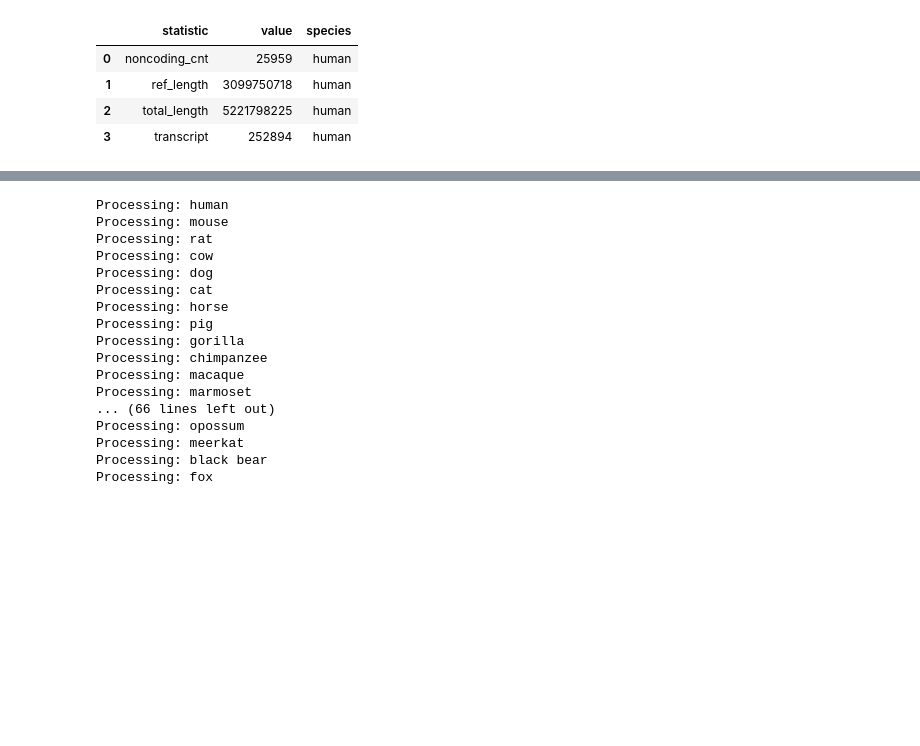
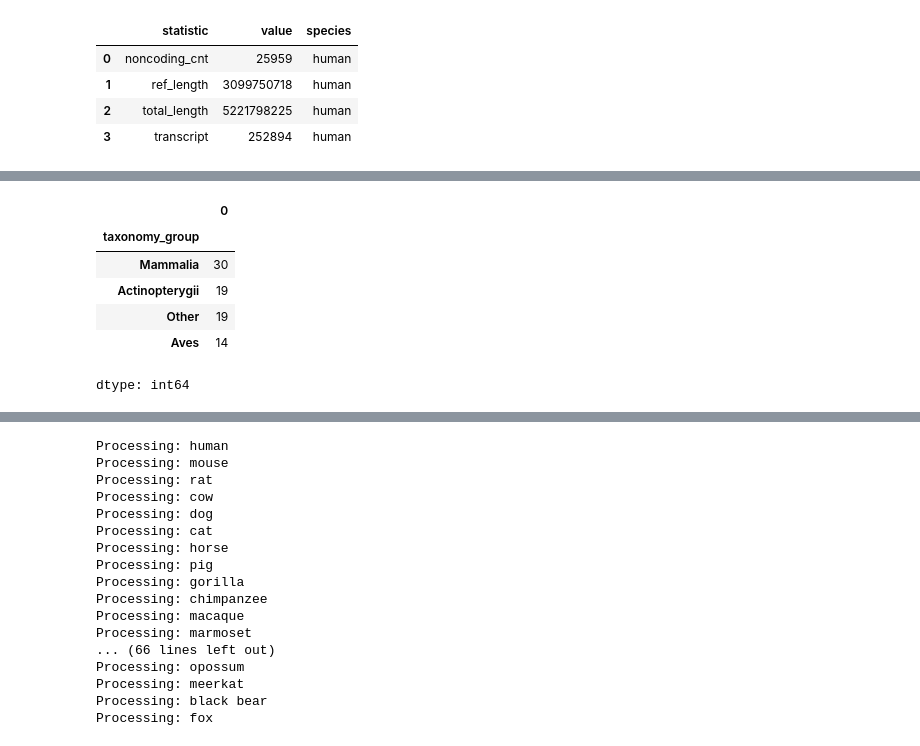
Before and after one commit to tejaswantt/ensembl-annotation-analysis-2, a Jupyter notebook: genome_analysis.ipynb, the cells around one changed output, grey strips where cells are left out. Cells and saved outputs as stored; diff of their text form; code cells hidden in the pictures; blank space fills up the shorter version.

```diff
--- a/genome_analysis.ipynb
+++ b/genome_analysis.ipynb
@@ -204,0 +370,10 @@ final_df['gene_density'] = final_df['gene_count'] / final_df['ref_length']
+# %%
+final_df.groupby("taxonomy_group").size().sort_values(ascending=False)
+# %% [output]
+|  | 0 |
+| taxonomy_group |  |
+| Mammalia | 30 |
+| Actinopterygii | 19 |
+| Other | 19 |
+| Aves | 14 |
+dtype: int64
```
Also changed, not shown: parts of 28 cells of this notebook.
